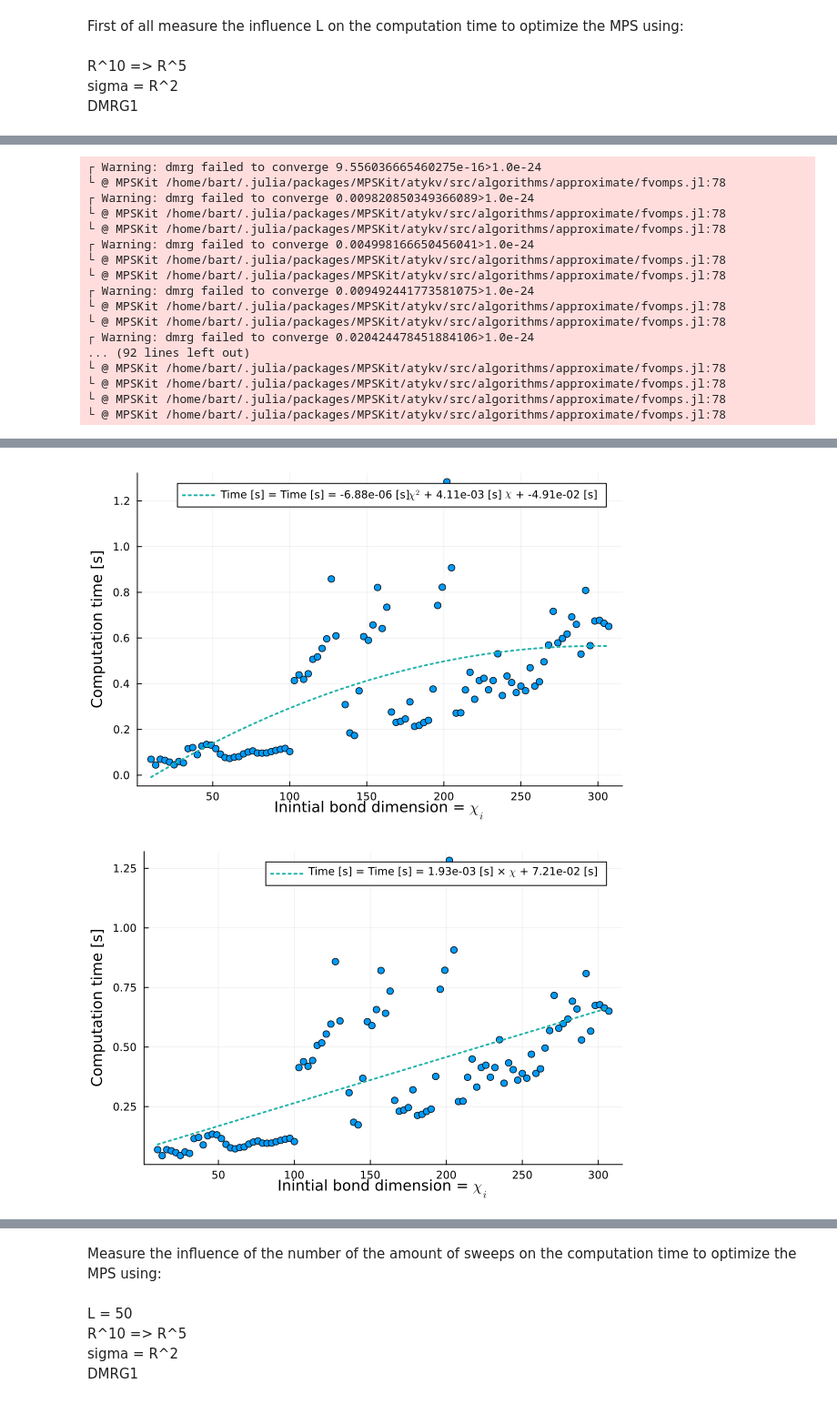
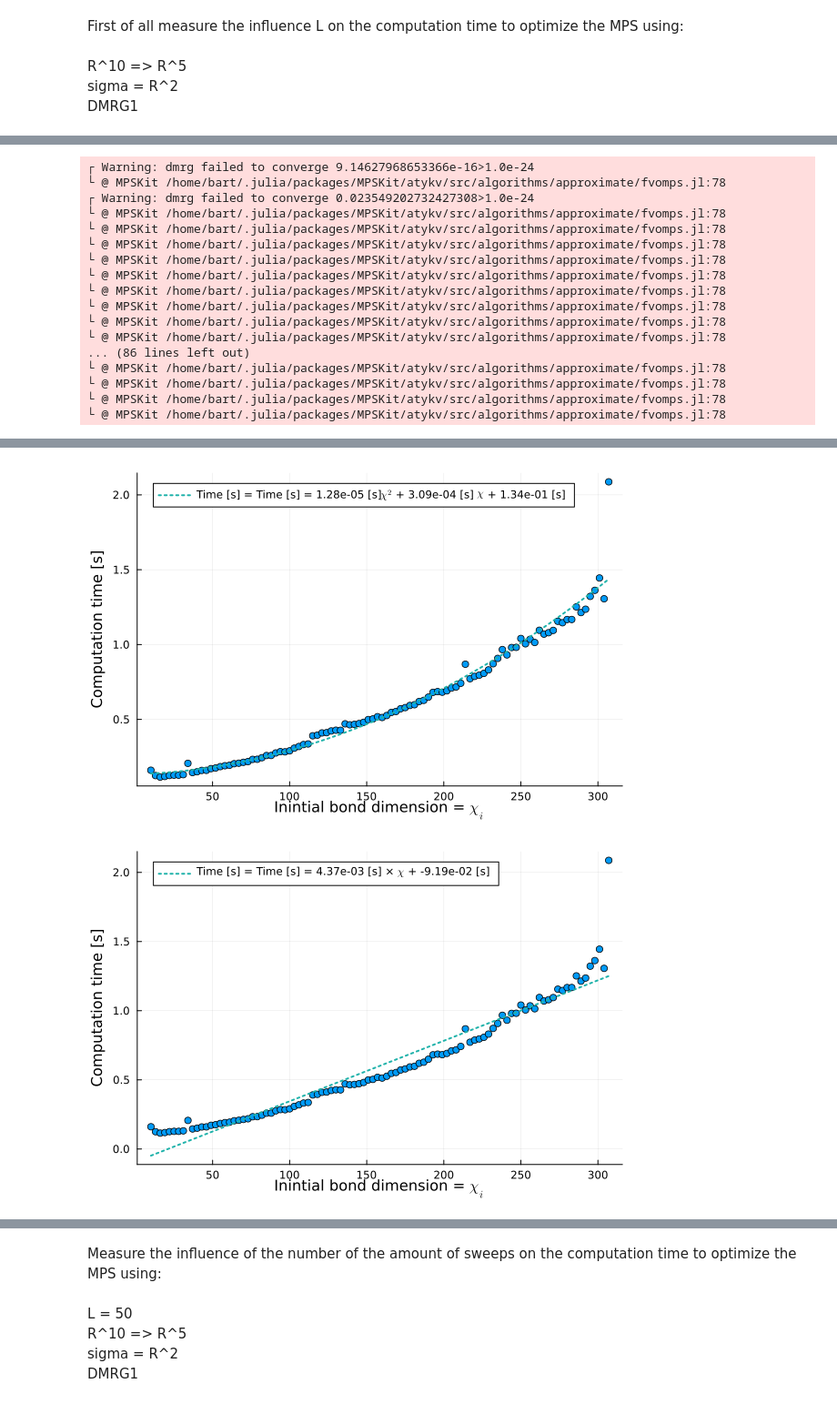
Before and after one commit to bartdv123/MasterThesis-TensorNetworks, a Jupyter notebook: Notebooks with initial implementations/Computation complexity final analysis for entangled states.ipynb, the cells around one changed output, grey strips where cells are left out. Shown at 91% size. Saved outputs shown, nothing was run; the diff lists cells and outputs as text; code cells hidden in the pictures.

```diff
--- a/Notebooks with initial implementations/Computation complexity final analysis for entangled states.ipynb
+++ b/Notebooks with initial implementations/Computation complexity final analysis for entangled states.ipynb
@@ -131,7 +131,7 @@ alg = DMRG(;  # Choose DMRG (1-site) for this example
 physical_index = ℝ^2
 max_virtualspace_exact = [(10 + (i-1)*3) for i in 1:100]
 max_virtualspace_approx = ℝ^10
-L = 20 # => chi_max = 2^10 = 1024
+L = 50 # => chi_max = 2^10 = 1024
 
 time_taken_function_of_chi_i = []
 fidelity_in_function_of_chi_i = []
@@ -240,20 +240,20 @@ fullstring = "Time [s] = $a_str [s] × " * L"\chi" * " + $b_str [s] "
 Plots.plot!(max_virtualspace_exact, y_fit, legend=true, label="Time [s] = $fullstring", linewidth=2, color=colorant"lightseagreen", linestyle=:dot)
 display(p)
 # %% [output]
-┌ Warning: dmrg failed to converge 9.556036665460275e-16>1.0e-24
+┌ Warning: dmrg failed to converge 9.14627968653366e-16>1.0e-24
 └ @ MPSKit /home/bart/.julia/packages/MPSKit/atykv/src/algorithms/approximate/fvomps.jl:78
-┌ Warning: dmrg failed to converge 0.009820850349366089>1.0e-24
-└ @ MPSKit /home/bart/.julia/packages/MPSKit/atykv/src/algorithms/approximate/fvomps.jl:78
-└ @ MPSKit /home/bart/.julia/packages/MPSKit/atykv/src/algorithms/approximate/fvomps.jl:78
-┌ Warning: dmrg failed to converge 0.004998166650456041>1.0e-24
-└ @ MPSKit /home/bart/.julia/packages/MPSKit/atykv/src/algorithms/approximate/fvomps.jl:78
-└ @ MPSKit /home/bart/.julia/packages/MPSKit/atykv/src/algorithms/approximate/fvomps.jl:78
-┌ Warning: dmrg failed to converge 0.009492441773581075>1.0e-24
-└ @ MPSKit /home/bart/.julia/packages/MPSKit/atykv/src/algorithms/approximate/fvomps.jl:78
-└ @ MPSKit /home/bart/.julia/packages/MPSKit/atykv/src/algorithms/approximate/fvomps.jl:78
-┌ Warning: dmrg failed to converge 0.020424478451884106>1.0e-24
-... (92 lines left out)
+┌ Warning: dmrg failed to converge 0.023549202732427308>1.0e-24
 └ @ MPSKit /home/bart/.julia/packages/MPSKit/atykv/src/algorithms/approximate/fvomps.jl:78
 └ @ MPSKit /home/bart/.julia/packages/MPSKit/atykv/src/algorithms/approximate/fvomps.jl:78
 └ @ MPSKit /home/bart/.julia/packages/MPSKit/atykv/src/algorithms/approximate/fvomps.jl:78
 └ @ MPSKit /home/bart/.julia/packages/MPSKit/atykv/src/algorithms/approximate/fvomps.jl:78
+└ @ MPSKit /home/bart/.julia/packages/MPSKit/atykv/src/algorithms/approximate/fvomps.jl:78
+└ @ MPSKit /home/bart/.julia/packages/MPSKit/atykv/src/algorithms/approximate/fvomps.jl:78
+└ @ MPSKit /home/bart/.julia/packages/MPSKit/atykv/src/algorithms/approximate/fvomps.jl:78
+└ @ MPSKit /home/bart/.julia/packages/MPSKit/atykv/src/algorithms/approximate/fvomps.jl:78
+└ @ MPSKit /home/bart/.julia/packages/MPSKit/atykv/src/algorithms/approximate/fvomps.jl:78
+... (86 lines left out)
+└ @ MPSKit /home/bart/.julia/packages/MPSKit/atykv/src/algorithms/approximate/fvomps.jl:78
+└ @ MPSKit /home/bart/.julia/packages/MPSKit/atykv/src/algorithms/approximate/fvomps.jl:78
+└ @ MPSKit /home/bart/.julia/packages/MPSKit/atykv/src/algorithms/approximate/fvomps.jl:78
+└ @ MPSKit /home/bart/.julia/packages/MPSKit/atykv/src/algorithms/approximate/fvomps.jl:78
@@ -262,5 +262,5 @@ display(p)
-[figure, old version]
+[figure, new version]
-[figure, old version]
+[figure, new version]
 # %% [markdown]
 Measure the influence $\chi_{f}$ on the computation time to optimize the MPS using:\
 \
```
Also changed, not shown: parts of 6 cells of this notebook.
